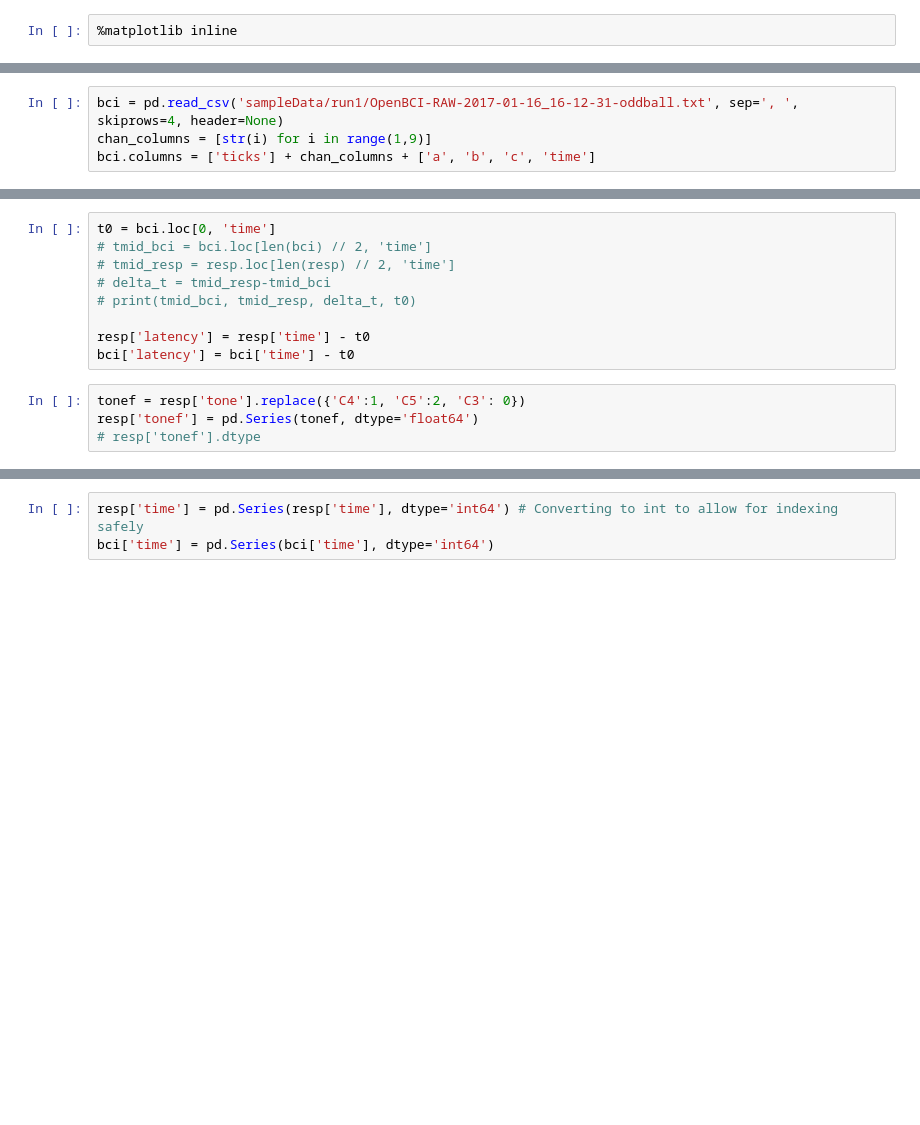
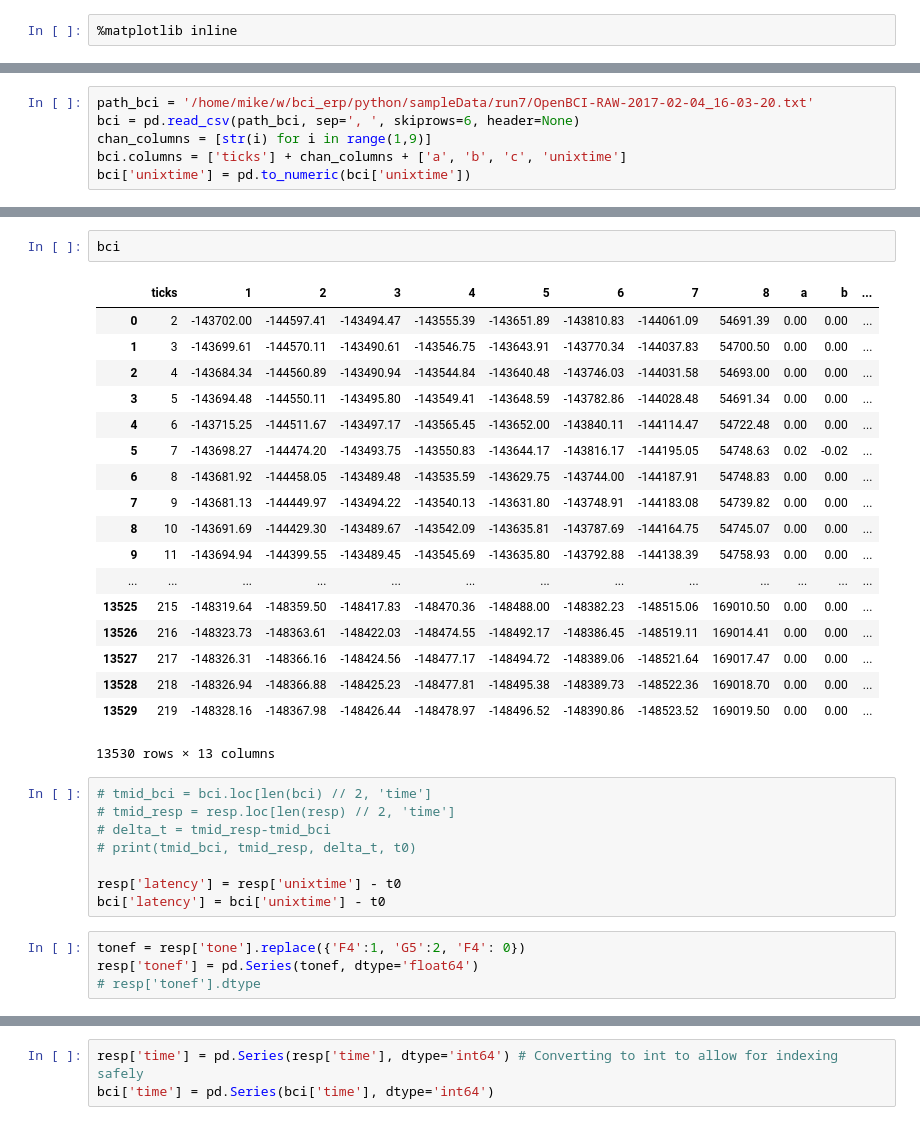
Before and after one commit to xkortex/bci_erp, a Jupyter notebook: python/oddball_erp02.ipynb, the cells around one changed output, grey strips where cells are left out. Drawn from its saved outputs; the diff is of its cells as text; blank space fills up the shorter version.

Commit message:
updated oddball code, output format, timecodes

```diff
--- a/python/oddball_erp02.ipynb
+++ b/python/oddball_erp02.ipynb
@@ -10,4 +19,6 @@ resp.columns = ['time', 'resp', 'tone']
 # %%
-bci = pd.read_csv('sampleData/run1/OpenBCI-RAW-2017-01-16_16-12-31-oddball.txt', sep=', ', skiprows=4, header=None)
+path_bci = '/home/mike/w/bci_erp/python/sampleData/run7/OpenBCI-RAW-2017-02-04_16-03-20.txt'
+bci = pd.read_csv(path_bci, sep=', ', skiprows=6, header=None)
 chan_columns = [str(i) for i in range(1,9)]
-bci.columns = ['ticks'] + chan_columns + ['a', 'b', 'c', 'time']
+bci.columns = ['ticks'] + chan_columns + ['a', 'b', 'c', 'unixtime']
+bci['unixtime'] = pd.to_numeric(bci['unixtime'])
@@ -16,14 +114,34 @@ resp.sort_values('time', inplace=True)
+# %%
+bci
+# %% [output]
+|  | ticks | 1 | 2 | 3 | 4 | 5 | 6 | 7 | 8 | a | b | ... |
+| 0 | 2 | -143702.00 | -144597.41 | -143494.47 | -143555.39 | -143651.89 | -143810.83 | -144061.09 | 54691.39 | 0.00 | 0.00 | ... |
+| 1 | 3 | -143699.61 | -144570.11 | -143490.61 | -143546.75 | -143643.91 | -143770.34 | -144037.83 | 54700.50 | 0.00 | 0.00 | ... |
+| 2 | 4 | -143684.34 | -144560.89 | -143490.94 | -143544.84 | -143640.48 | -143746.03 | -144031.58 | 54693.00 | 0.00 | 0.00 | ... |
+| 3 | 5 | -143694.48 | -144550.11 | -143495.80 | -143549.41 | -143648.59 | -143782.86 | -144028.48 | 54691.34 | 0.00 | 0.00 | ... |
+| 4 | 6 | -143715.25 | -144511.67 | -143497.17 | -143565.45 | -143652.00 | -143840.11 | -144114.47 | 54722.48 | 0.00 | 0.00 | ... |
+| 5 | 7 | -143698.27 | -144474.20 | -143493.75 | -143550.83 | -143644.17 | -143816.17 | -144195.05 | 54748.63 | 0.02 | -0.02 | ... |
+| 6 | 8 | -143681.92 | -144458.05 | -143489.48 | -143535.59 | -143629.75 | -143744.00 | -144187.91 | 54748.83 | 0.00 | 0.00 | ... |
+| 7 | 9 | -143681.13 | -144449.97 | -143494.22 | -143540.13 | -143631.80 | -143748.91 | -144183.08 | 54739.82 | 0.00 | 0.00 | ... |
+| 8 | 10 | -143691.69 | -144429.30 | -143489.67 | -143542.09 | -143635.81 | -143787.69 | -144164.75 | 54745.07 | 0.00 | 0.00 | ... |
+| 9 | 11 | -143694.94 | -144399.55 | -143489.45 | -143545.69 | -143635.80 | -143792.88 | -144138.39 | 54758.93 | 0.00 | 0.00 | ... |
+| ... | ... | ... | ... | ... | ... | ... | ... | ... | ... | ... | ... | ... |
+| 13525 | 215 | -148319.64 | -148359.50 | -148417.83 | -148470.36 | -148488.00 | -148382.23 | -148515.06 | 169010.50 | 0.00 | 0.00 | ... |
+| 13526 | 216 | -148323.73 | -148363.61 | -148422.03 | -148474.55 | -148492.17 | -148386.45 | -148519.11 | 169014.41 | 0.00 | 0.00 | ... |
+| 13527 | 217 | -148326.31 | -148366.16 | -148424.56 | -148477.17 | -148494.72 | -148389.06 | -148521.64 | 169017.47 | 0.00 | 0.00 | ... |
+| 13528 | 218 | -148326.94 | -148366.88 | -148425.23 | -148477.81 | -148495.38 | -148389.73 | -148522.36 | 169018.70 | 0.00 | 0.00 | ... |
+| 13529 | 219 | -148328.16 | -148367.98 | -148426.44 | -148478.97 | -148496.52 | -148390.86 | -148523.52 | 169019.50 | 0.00 | 0.00 | ... |
+13530 rows × 13 columns
 # %%
-t0 = bci.loc[0, 'time']
 # tmid_bci = bci.loc[len(bci) // 2, 'time']
 # tmid_resp = resp.loc[len(resp) // 2, 'time']
 # delta_t = tmid_resp-tmid_bci
 # print(tmid_bci, tmid_resp, delta_t, t0)
 
-resp['latency'] = resp['time'] - t0
-bci['latency'] = bci['time'] - t0
+resp['latency'] = resp['unixtime'] - t0
+bci['latency'] = bci['unixtime'] - t0
 # %%
-tonef = resp['tone'].replace({'C4':1, 'C5':2, 'C3': 0})
+tonef = resp['tone'].replace({'F4':1, 'G5':2, 'F4': 0})
 resp['tonef'] = pd.Series(tonef, dtype='float64')
 # resp['tonef'].dtype
 # %%
```
Also changed, not shown: parts of 46 cells of this notebook, 12 other files.
